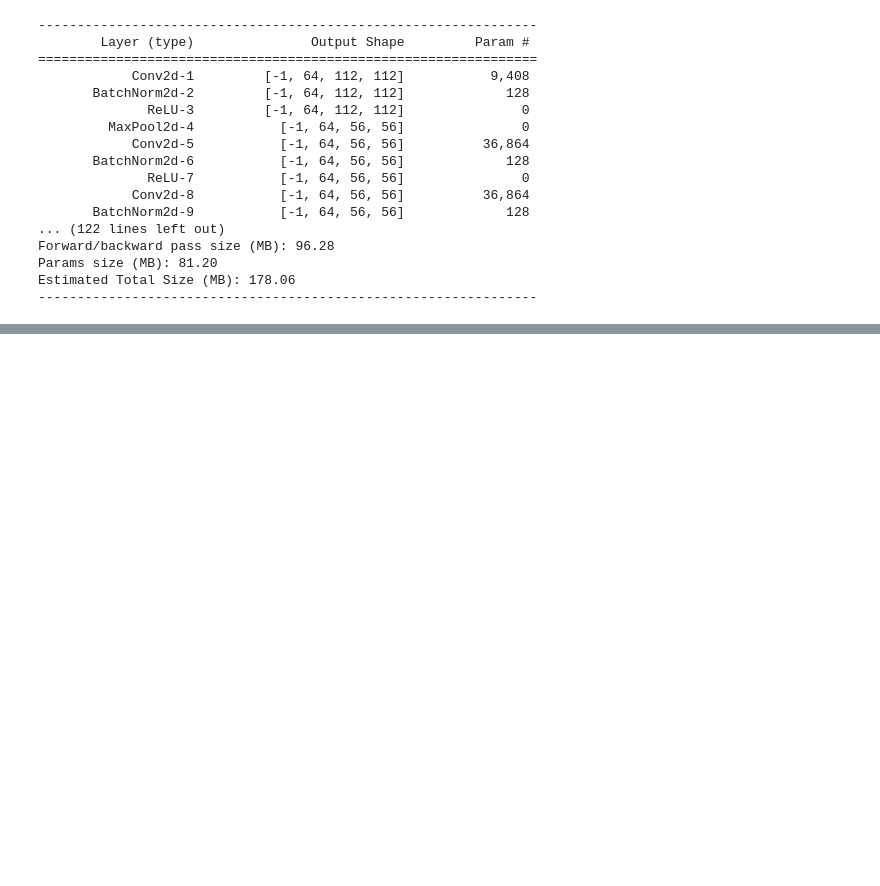
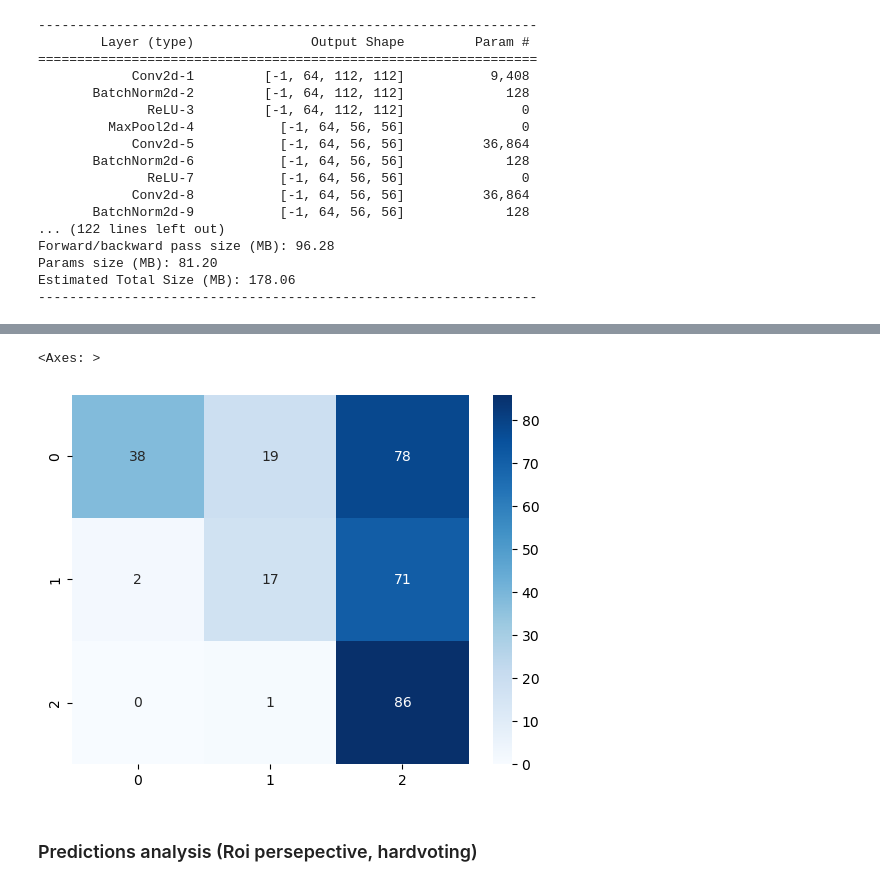
Before and after one commit to Devnetly/Breast-Cancer-Classification, a Jupyter notebook: notebooks/evaluation/resnet18.ipynb, the cells around one changed output, grey strips where cells are left out. Saved outputs shown, nothing was run; the diff lists cells and outputs as text; code cells hidden in the pictures; blank space fills up the shorter version.

```diff
--- a/notebooks/evaluation/resnet18.ipynb
+++ b/notebooks/evaluation/resnet18.ipynb
@@ -112,0 +228,5 @@ KeyboardInterrupt:
+# %%
+soft_df = df[["label","roi","benign","atypical","malignant"]] \
+    .groupby(by=["label","roi"]) \
+    .mean() \
+    .reset_index()
@@ -112,0 +242,2 @@ KeyboardInterrupt:
+# %%
+soft_df["predicted_label"] = np.argmax(soft_df[['benign','atypical','malignant']].values, axis=1)
@@ -112,0 +264,8 @@ KeyboardInterrupt:
+# %%
+cm = confusion_matrix(soft_df["label"], soft_df["predicted_label"])
+sns.heatmap(data=cm,annot=True,fmt=',d',cmap='Blues')
+# %% [output]
+<Axes: >
+[figure, added]
+# %% [markdown]
+### Predictions analysis (Roi persepective, hardvoting)
```
Also changed, not shown: parts of 30 cells of this notebook, 3 other files.
